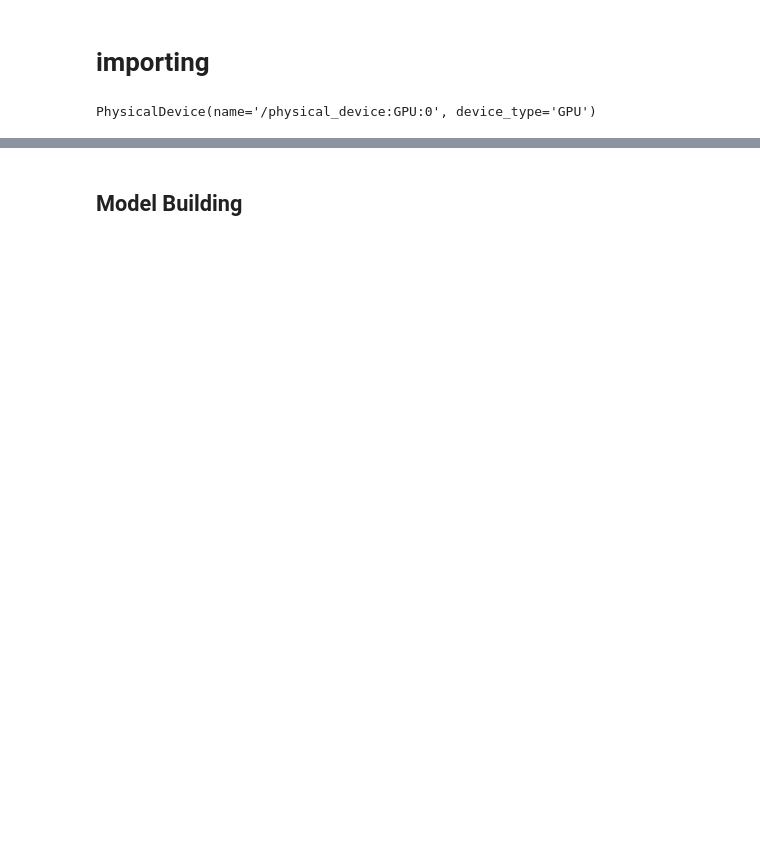
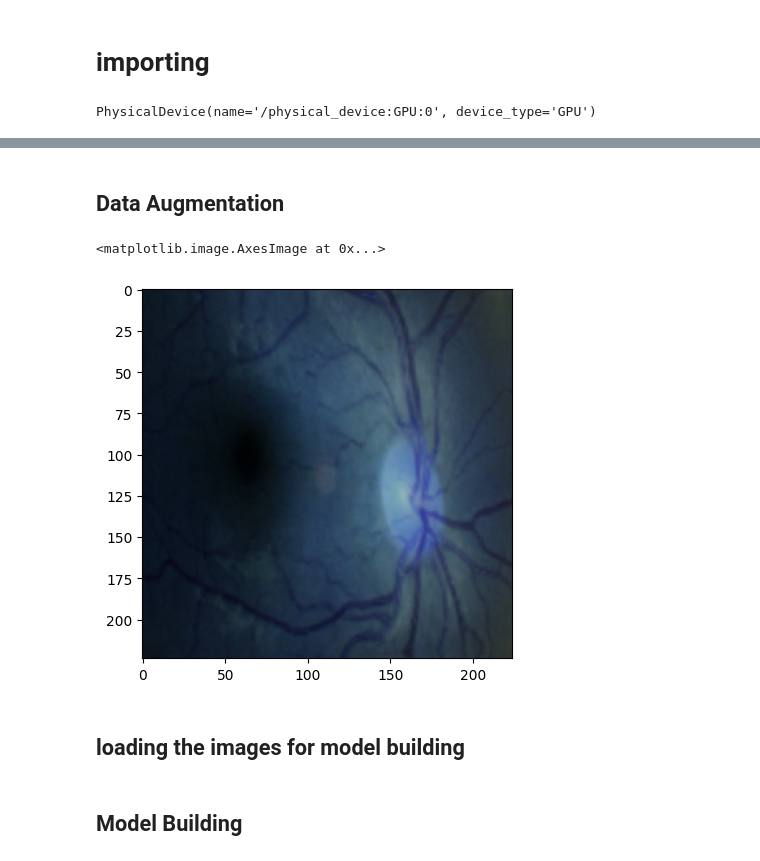
Before and after one commit to ravindra-pandey/Diabetic_Retinopathy, a Jupyter notebook: diabetic_retinopathy.ipynb, the cells around one changed output, grey strips where cells are left out. Cells and saved outputs as stored; diff of their text form; code cells hidden in the pictures; blank space fills up the shorter version.

```diff
--- a/diabetic_retinopathy.ipynb
+++ b/diabetic_retinopathy.ipynb
@@ -57,0 +53,5 @@ PhysicalDevice(name='/physical_device:GPU:0', device_type='GPU')
+# %%
+from sklearn.model_selection import train_test_split
+image_names = [os.path.join(root, fl) for root, dirs, files in os.walk("/content/dataset/colored_images/colored_images") for fl in files]
+np.random.shuffle(image_names)
+labels = [0  if i.split("/")[-2] == "No_DR" else 1  for i in image_names]
@@ -57,0 +65,2 @@ PhysicalDevice(name='/physical_device:GPU:0', device_type='GPU')
+# %% [markdown]
+## Data Augmentation
@@ -57,0 +69,13 @@ PhysicalDevice(name='/physical_device:GPU:0', device_type='GPU')
+# %%
+augmentor=alb.Compose([alb.RandomCrop(width=224,height=224),
+                       alb.HorizontalFlip(p=0.5),
+                       alb.RandomBrightnessContrast(p=0.2),
+                       alb.VerticalFlip(p=0.5),
+                       alb.Rotate(limit=45,p=0.5)])
+# %%
+_=augmentor(image=cv2.resize(cv2.imread(image_names[0]),(224,224)))
+# %%
+plt.imshow(_["image"])
+# %% [output]
+<matplotlib.image.AxesImage at 0x...>
+[figure, added]
@@ -57,0 +93,2 @@ PhysicalDevice(name='/physical_device:GPU:0', device_type='GPU')
+# %% [markdown]
+## loading the images for model building
```
Also changed, not shown: parts of 46 cells of this notebook, 2 other files.
